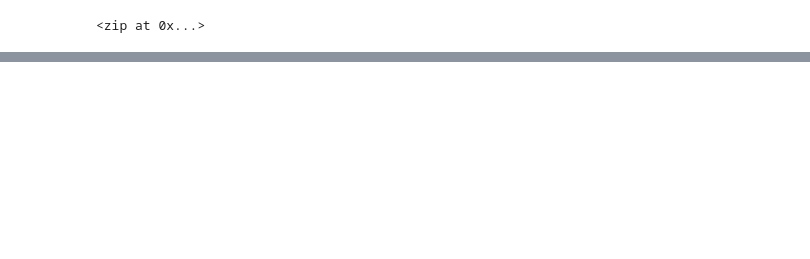
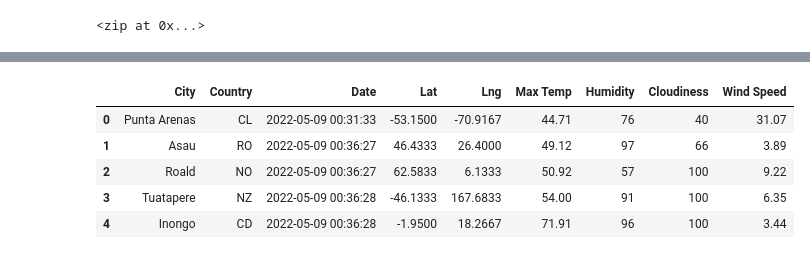
Before and after one commit to laurlen2112/World_Weather_Analysis, a Jupyter notebook: WeatherPy.ipynb, the cells around one changed output, grey strips where cells are left out. Drawn from its saved outputs; the diff is of its cells as text; code cells hidden in the pictures; blank space fills up the shorter version.

```diff
--- a/WeatherPy.ipynb
+++ b/WeatherPy.ipynb
@@ -59,0 +213,13 @@ len(cities)
+# %%
+#re-order the columns
+new_column_order = ['City', 'Country', 'Date', 'Lat', 'Lng', 'Max Temp',
+                    'Humidity', 'Cloudiness', 'Wind Speed']
+city_data_df = city_data_df[new_column_order]
+city_data_df.head()
+# %% [output]
+|  | City | Country | Date | Lat | Lng | Max Temp | Humidity | Cloudiness | Wind Speed |
+| 0 | Punta Arenas | CL | 2022-05-09 00:31:33 | -53.1500 | -70.9167 | 44.71 | 76 | 40 | 31.07 |
+| 1 | Asau | RO | 2022-05-09 00:36:27 | 46.4333 | 26.4000 | 49.12 | 97 | 66 | 3.89 |
+| 2 | Roald | NO | 2022-05-09 00:36:27 | 62.5833 | 6.1333 | 50.92 | 57 | 100 | 9.22 |
+| 3 | Tuatapere | NZ | 2022-05-09 00:36:28 | -46.1333 | 167.6833 | 54.00 | 91 | 100 | 6.35 |
+| 4 | Inongo | CD | 2022-05-09 00:36:28 | -1.9500 | 18.2667 | 71.91 | 96 | 100 | 3.44 |
```
Also changed, not shown: parts of 11 cells of this notebook.
